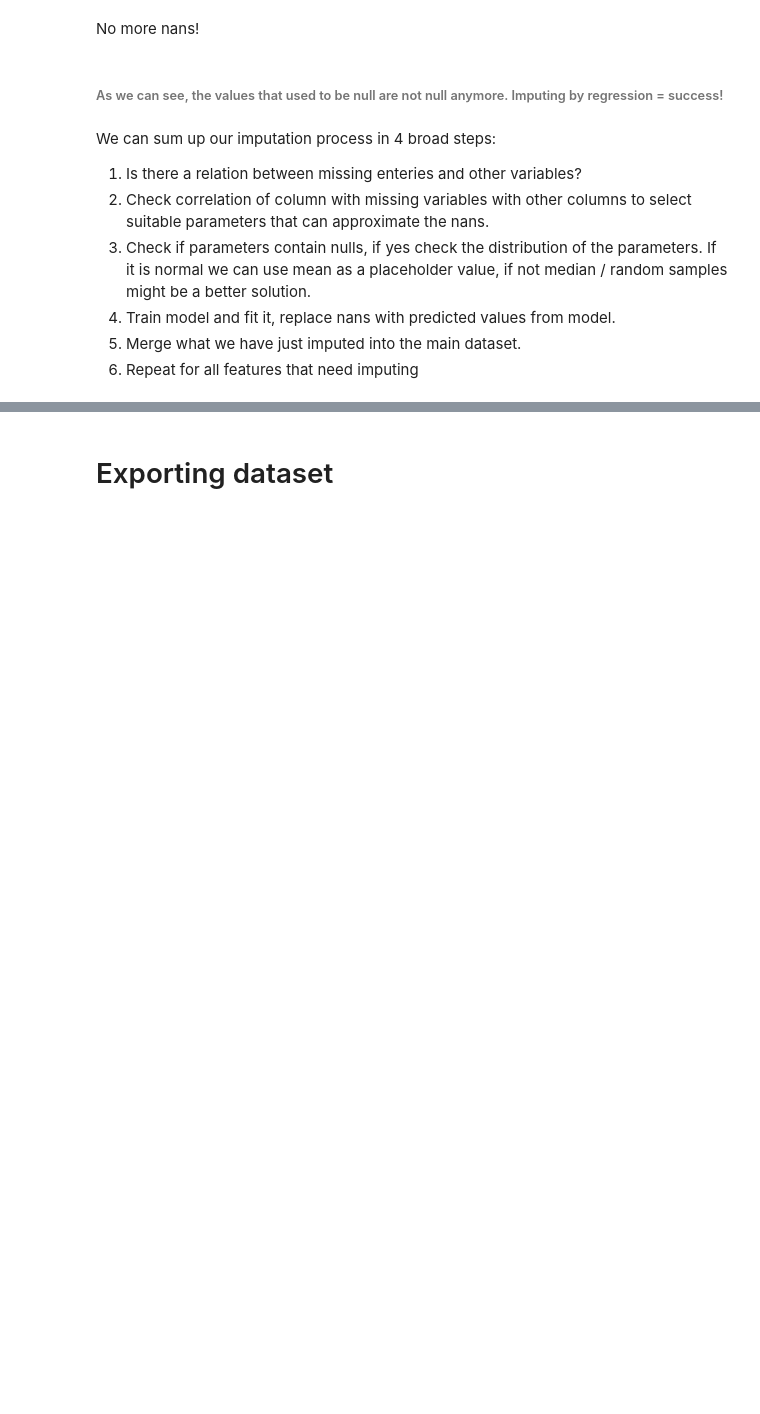
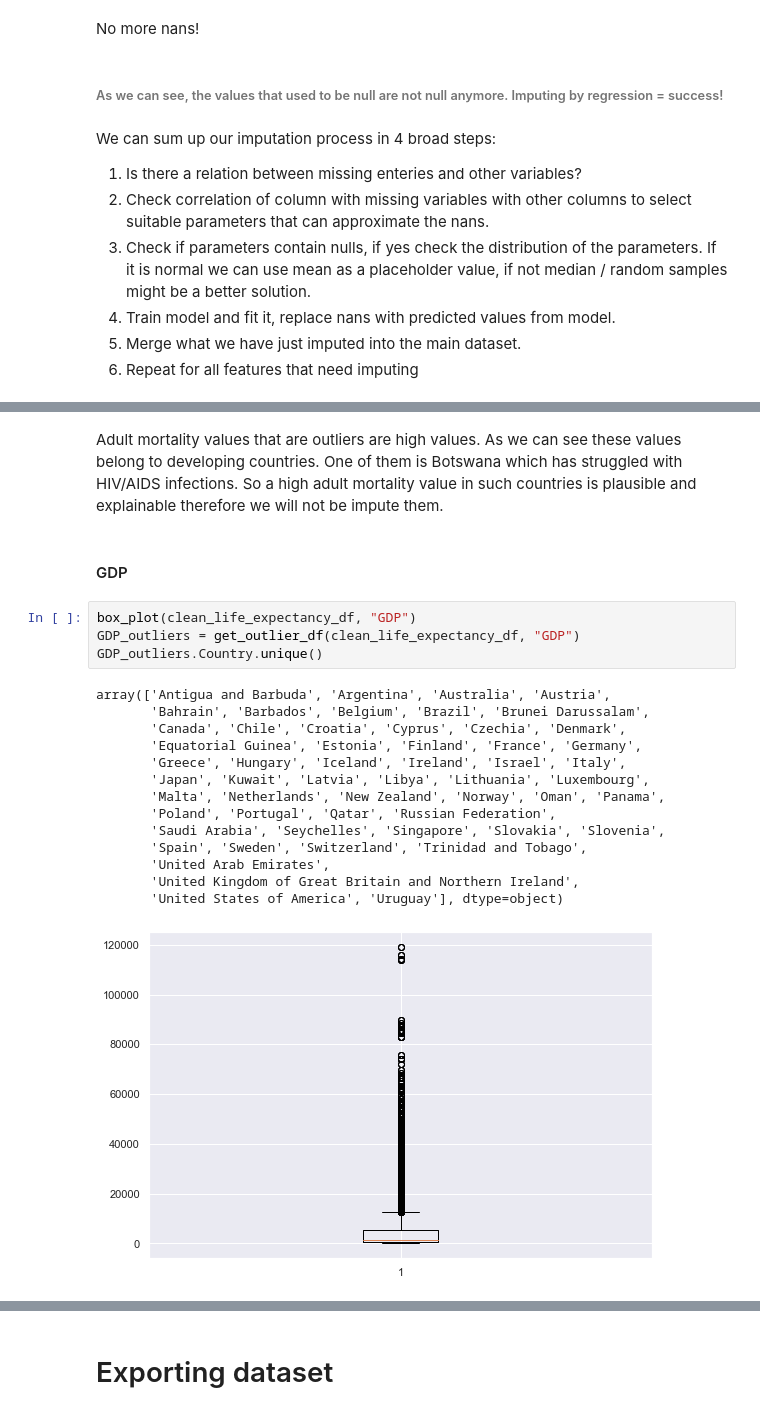
Before and after one commit to ZainabSultan/Demography-Analysis, a Jupyter notebook: Life expectancy cleaning.ipynb, the cells around one changed output, grey strips where cells are left out. Saved outputs shown, nothing was run; the diff lists cells and outputs as text; blank space fills up the shorter version.

```diff
--- a/Life expectancy cleaning.ipynb
+++ b/Life expectancy cleaning.ipynb
@@ -577,0 +695,23 @@ We can sum up our imputation process in 4 broad steps:
+# %% [markdown]
+Adult mortality values that are outliers are high values. As we can see these values belong to developing countries. One of them is Botswana which has struggled with HIV/AIDS infections. So a high adult mortality value in such countries is plausible and explainable therefore we will not be impute them.
+# %% [markdown]
+#### GDP
+# %%
+box_plot(clean_life_expectancy_df, "GDP")
+GDP_outliers = get_outlier_df(clean_life_expectancy_df, "GDP")
+GDP_outliers.Country.unique()
+# %% [output]
+array(['Antigua and Barbuda', 'Argentina', 'Australia', 'Austria',
+       'Bahrain', 'Barbados', 'Belgium', 'Brazil', 'Brunei Darussalam',
+       'Canada', 'Chile', 'Croatia', 'Cyprus', 'Czechia', 'Denmark',
+       'Equatorial Guinea', 'Estonia', 'Finland', 'France', 'Germany',
+       'Greece', 'Hungary', 'Iceland', 'Ireland', 'Israel', 'Italy',
+       'Japan', 'Kuwait', 'Latvia', 'Libya', 'Lithuania', 'Luxembourg',
+       'Malta', 'Netherlands', 'New Zealand', 'Norway', 'Oman', 'Panama',
+       'Poland', 'Portugal', 'Qatar', 'Russian Federation',
+       'Saudi Arabia', 'Seychelles', 'Singapore', 'Slovakia', 'Slovenia',
+       'Spain', 'Sweden', 'Switzerland', 'Trinidad and Tobago',
+       'United Arab Emirates',
+       'United Kingdom of Great Britain and Northern Ireland',
+       'United States of America', 'Uruguay'], dtype=object)
+[figure, added]
```
Also changed, not shown: parts of 29 cells of this notebook, 2 other files.
